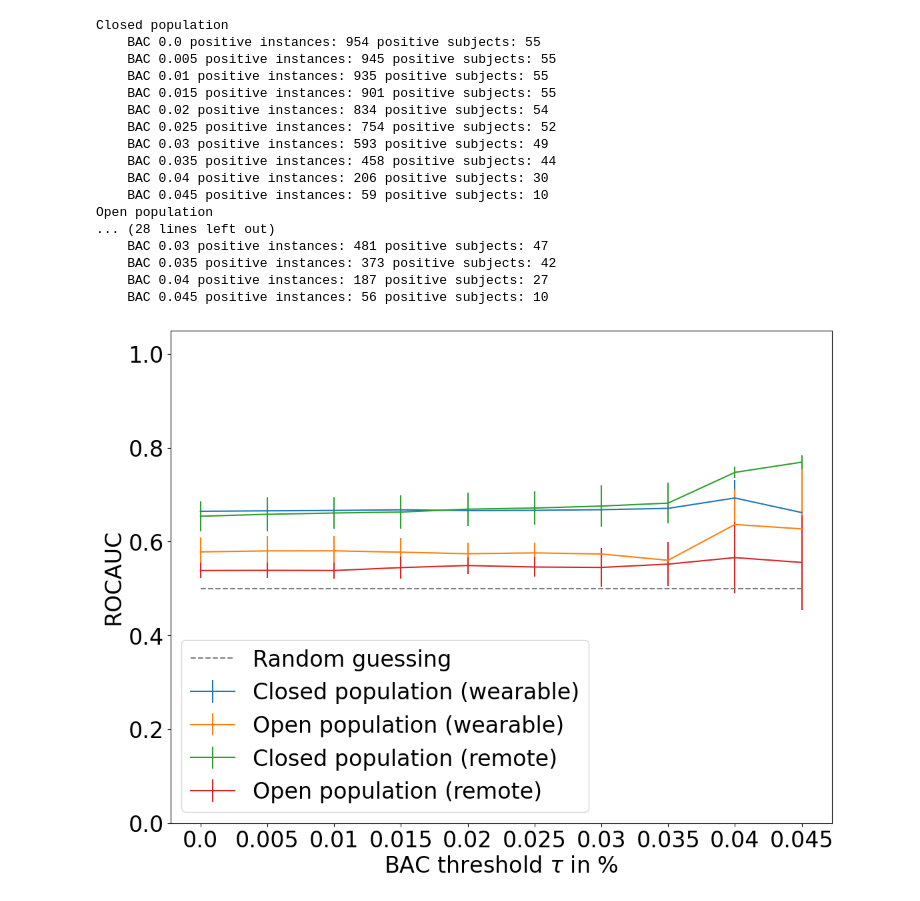
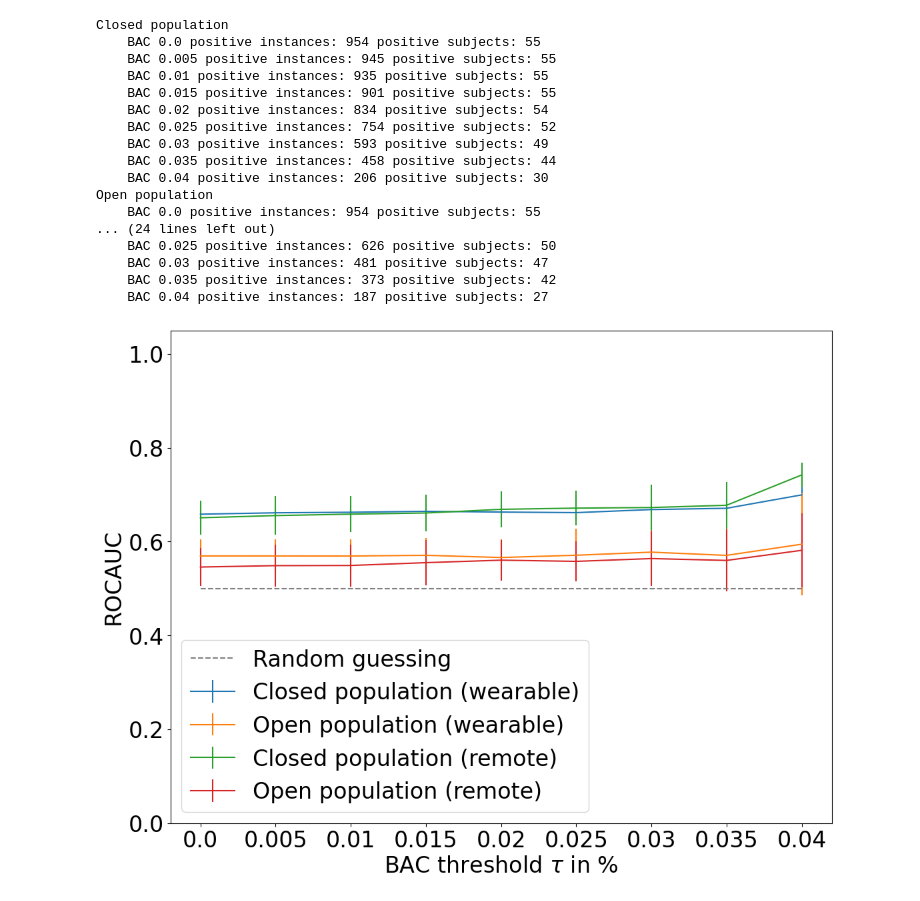
Before and after one commit to aeye-lab/etra-potsdam-binge-pvt, a Jupyter notebook: plot_results.ipynb, the cells around one changed output. Drawn from its saved outputs; the diff is of its cells as text; code cells hidden in the pictures.

```diff
--- a/plot_results.ipynb
+++ b/plot_results.ipynb
@@ -55,8 +33,8 @@ my_pal = {'All features':'#1f77b4',
           'Only eye movements':'#d62728',
           'Only pupil features':'#9467bd',
           'Only closure features':'#8c564b'}
-group_variables = ['trial', 'subject',]# 'random',]
-group_variable_names = ['Closed population', 'Open population',]# 'random',]
+group_variables = ['trial', 'subject',]
+group_variable_names = ['Closed population', 'Open population',]
 decimals = 3
 use_metric = 'aucs_instance'
 if use_metric == 'aucs_instance':
@@ -65,6 +43,7 @@ if use_metric == 'aucs_instance':
 elif use_metric == 'aucs_subject':
     fpr = 'fpr_subject'
     tpr = 'tpr_subject'
+bac_levels = np.arange(0,0.045,0.005)
 # %%
 scale_factor = 2
 plt.figure(figsize = [6.4*scale_factor, 4.8*scale_factor])
@@ -76,7 +55,7 @@ for i in range(len(data_sources)):
         group_variable = group_variables[j]
         group_variable_name = group_variable_names[j]
         print(group_variable_name)
-        detection_string = get_detection_method_string(detection_method)
+        detection_string = plotting.get_detection_method_string(detection_method)
         cur_load_path = result_dir + '/' + detection_string + '_' + data_source + '_' +\
                         'window_' + str(window_size) + '_' +\
                         'stride_' + str(stride) + '_' +\
@@ -89,7 +68,7 @@ for i in range(len(data_sources)):
             continue
         cur_data = joblib.load(joblib_path)
 
-        bac_levels = np.arange(0,0.05,0.005)
+
         num_folds = len(cur_data['fold_dicts'])
         auc_matrix = np.zeros([len(bac_levels), num_folds])
 
@@ -108,38 +87,37 @@ for i in range(len(data_sources)):
                 sum_pos_ids += len(pos_ids)
                 pos_subs += list(np.unique(cur_fold_data['subjects_test'][pos_ids]))
             sum_pos_sub = len(np.unique(pos_subs))
             print('    BAC ' + str(bac_level) + ' positive instances: ' + str(sum_pos_ids) + ' positive subjects: ' + str(sum_pos_sub))
         plt.errorbar(np.arange(len(bac_levels)), np.nanmean(auc_matrix, axis=1), np.nanstd(auc_matrix, axis=1),
                     label=group_variable_name + ' (' + data_source_name + ')')
 plt.plot(np.arange(len(bac_levels)),[0.5 for _ in np.arange(len(bac_levels))], color='grey', linestyle='dashed',
              label='Random guessing')
 plt.xlabel('BAC threshold $\\tau$ in %')
 plt.ylabel('ROCAUC')
 plt.xticks(np.arange(len(bac_levels)),bac_levels)
 plt.legend(ncols=1)
-#plt.ylim([0.45,0.9])
 plt.ylim([0.0,1.05])
 plt.savefig(plot_dir + 'bac_levels.pdf', dpi=300)
 plt.show()
 # %% [output]
 Closed population
     BAC 0.0 positive instances: 954 positive subjects: 55
     BAC 0.005 positive instances: 945 positive subjects: 55
     BAC 0.01 positive instances: 935 positive subjects: 55
     BAC 0.015 positive instances: 901 positive subjects: 55
     BAC 0.02 positive instances: 834 positive subjects: 54
     BAC 0.025 positive instances: 754 positive subjects: 52
     BAC 0.03 positive instances: 593 positive subjects: 49
     BAC 0.035 positive instances: 458 positive subjects: 44
     BAC 0.04 positive instances: 206 positive subjects: 30
-    BAC 0.045 positive instances: 59 positive subjects: 10
 Open population
-... (28 lines left out)
+    BAC 0.0 positive instances: 954 positive subjects: 55
+... (24 lines left out)
+    BAC 0.025 positive instances: 626 positive subjects: 50
     BAC 0.03 positive instances: 481 positive subjects: 47
     BAC 0.035 positive instances: 373 positive subjects: 42
     BAC 0.04 positive instances: 187 positive subjects: 27
-    BAC 0.045 positive instances: 56 positive subjects: 10
-[figure, old version]
+[figure, new version]
 # %%
 scale_factor = 2
 plt.figure(figsize = [6.4*scale_factor, 4.8*scale_factor])
```
Also changed, not shown: parts of 10 cells of this notebook, 18 other files.
